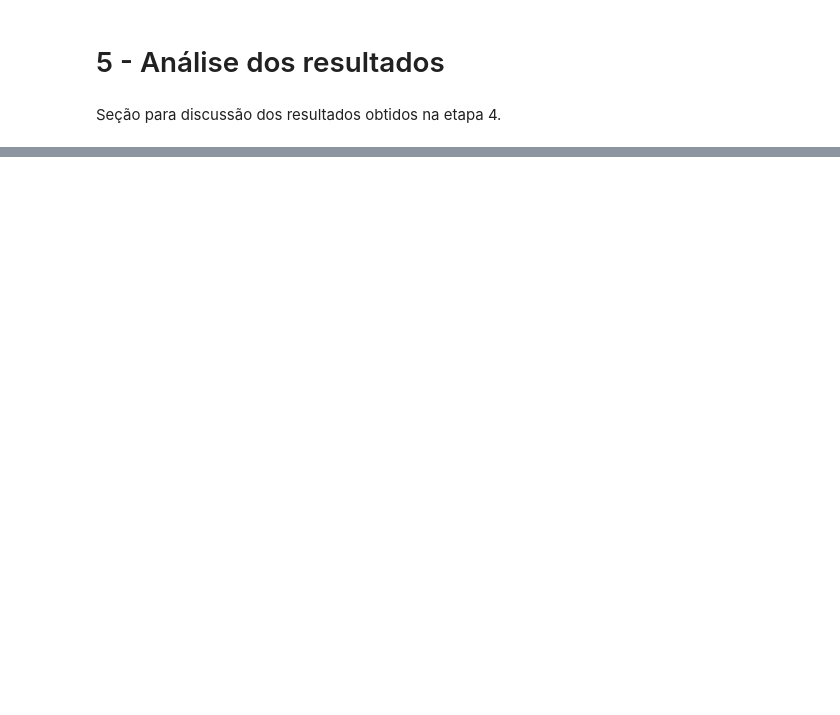
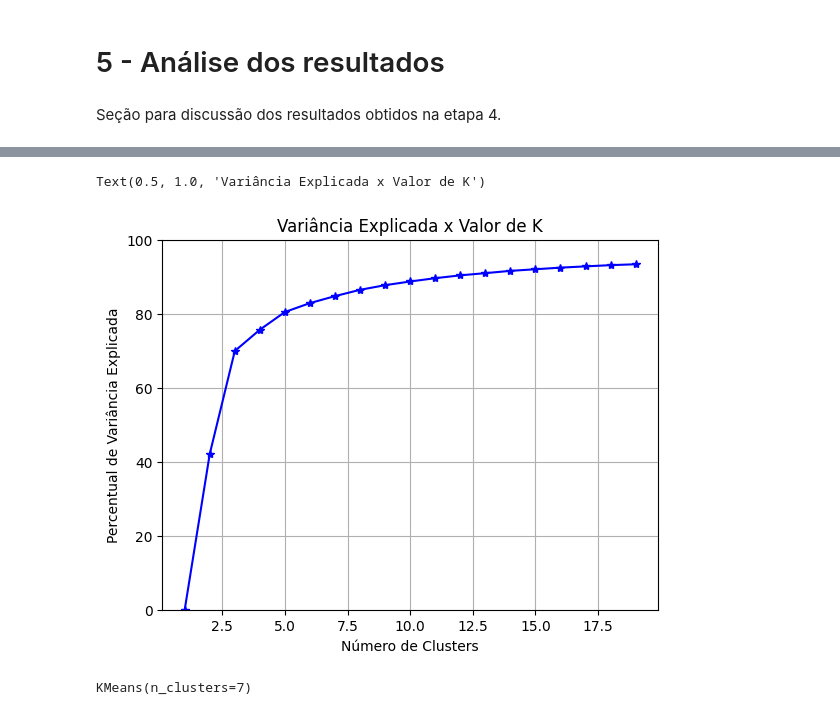
Before and after one commit to marcosmorais94/wine_quality, a Jupyter notebook: wine_cluster.ipynb, the cells around one changed output, grey strips where cells are left out. Drawn from its saved outputs; the diff is of its cells as text; code cells hidden in the pictures; blank space fills up the shorter version.

```diff
--- a/wine_cluster.ipynb
+++ b/wine_cluster.ipynb
@@ -156,0 +298,32 @@ Seção para discussão dos resultados obtidos na etapa 4.
+# %%
+# Calculando a distância euclidiana de cada ponto de dado para o centróide
+k_euclid_normal = [cdist(pca_normal, cent, 'euclidean') for cent in centroids_normal]
+dist_normal = [np.min(ke, axis = 1) for ke in k_euclid_normal]
+# %%
+# Soma dos quadrados das distâncias dentro do cluster
+soma_quadrados_intra_cluster_normal = [sum(d**2) for d in dist_normal]
+# %%
+# Soma total dos quadrados
+soma_total_normal = sum(pdist(pca_normal)**2)/pca_normal.shape[0]
+# %%
+# Soma dos quadrados entre clusters
+soma_quadrados_inter_cluster_normal = soma_total_normal - soma_quadrados_intra_cluster_normal
+# %%
+# Curva de Elbow
+fig = plt.figure()
+ax = fig.add_subplot(111)
+ax.plot(k_range, soma_quadrados_inter_cluster_normal/soma_total_normal * 100, 'b*-')
+ax.set_ylim((0,100))
+plt.grid(True)
+plt.xlabel('Número de Clusters')
+plt.ylabel('Percentual de Variância Explicada')
+plt.title('Variância Explicada x Valor de K')
+# %% [output]
+Text(0.5, 1.0, 'Variância Explicada x Valor de K')
+[figure, added]
+# %%
+# Criando um modelo com K = 7
+modelo_v2 = KMeans(n_clusters = 7)
+modelo_v2.fit(pca_normal)
+# %% [output]
+KMeans(n_clusters=7)
```
Also changed, not shown: parts of 36 cells of this notebook.
